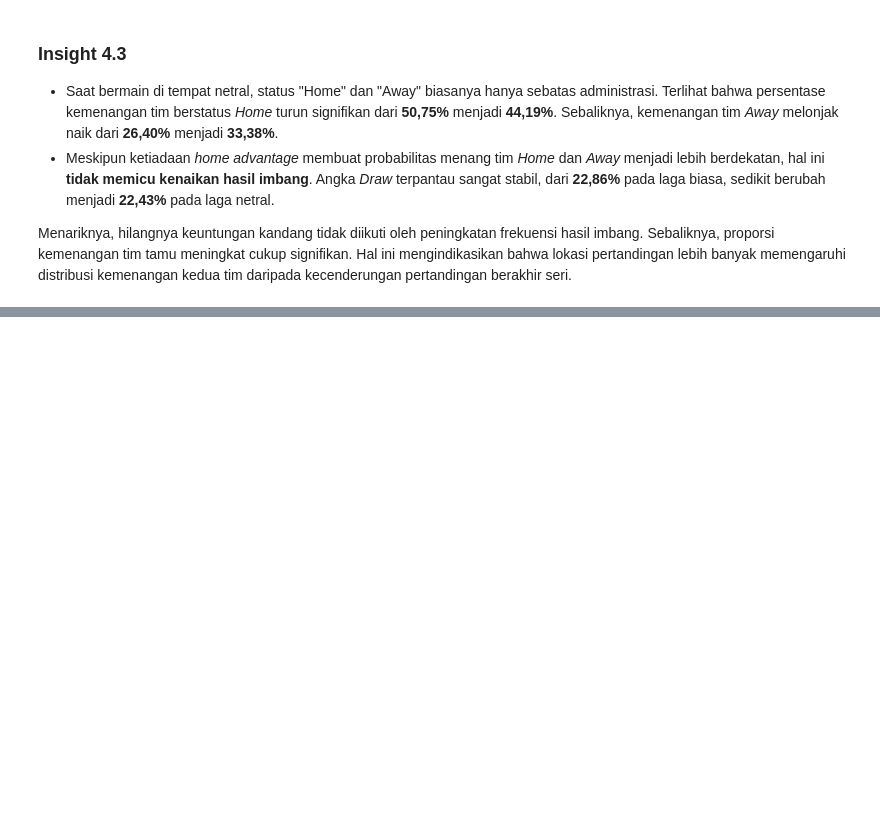
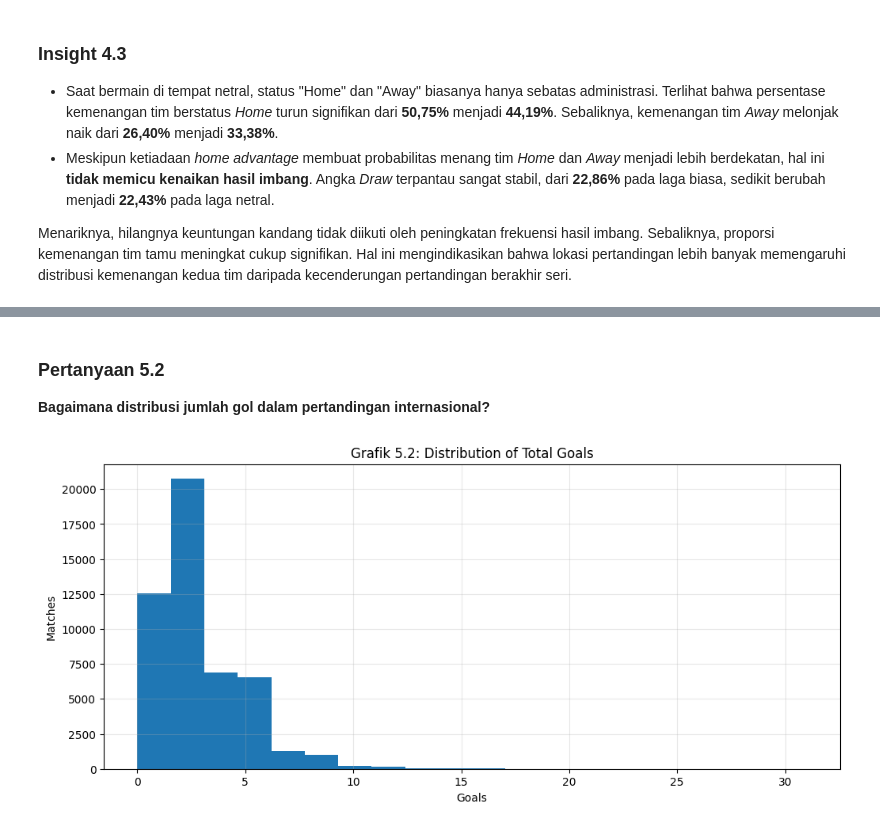
Before and after one commit to RyannPy/international-football-prediction, a Jupyter notebook: notebooks/04_exploratory_data_analyis.ipynb, the cells around one changed output, grey strips where cells are left out. Drawn from its saved outputs; the diff is of its cells as text; code cells hidden in the pictures; blank space fills up the shorter version.

Commit message:
Exploratory Data Analysis: Goal Analysis

```diff
--- a/notebooks/04_exploratory_data_analyis.ipynb
+++ b/notebooks/04_exploratory_data_analyis.ipynb
@@ -403,0 +410,5 @@ Analisis distribusi hasil pertandingan menunjukkan bahwa kemenangan tuan rumah m
+# %%
+results["total_goals"] = (results["home_score"] + results["away_score"])
+print(f"Rata-rata gol : {results['total_goals'].mean():.2f}")
+print(f"Median gol    : {results['total_goals'].median():.0f}")
+print(f"Maksimum gol  : {results['total_goals'].max()}")
@@ -403,0 +422,20 @@ Analisis distribusi hasil pertandingan menunjukkan bahwa kemenangan tuan rumah m
+# %% [markdown]
+### Pertanyaan 5.2
+**Bagaimana distribusi jumlah gol dalam pertandingan internasional?**
+# %%
+plt.figure(figsize=(12, 5))
+
+plt.hist(
+    results["total_goals"],
+    bins=20
+)
+
+plt.title("Grafik 5.2: Distribution of Total Goals")
+plt.xlabel("Goals")
+plt.ylabel("Matches")
+
+plt.grid(alpha=0.3)
+
+plt.show()
+# %% [output]
+[figure, added]
```
Also changed, not shown: parts of 15 cells of this notebook.
